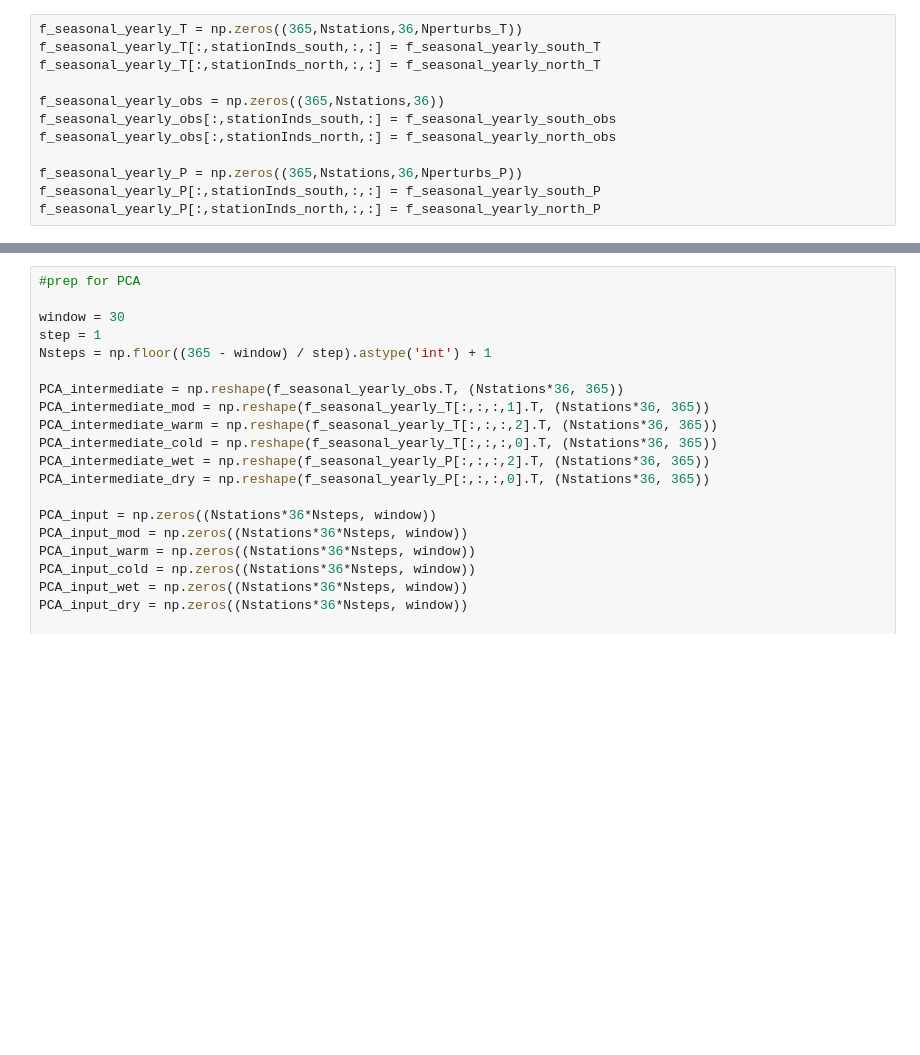
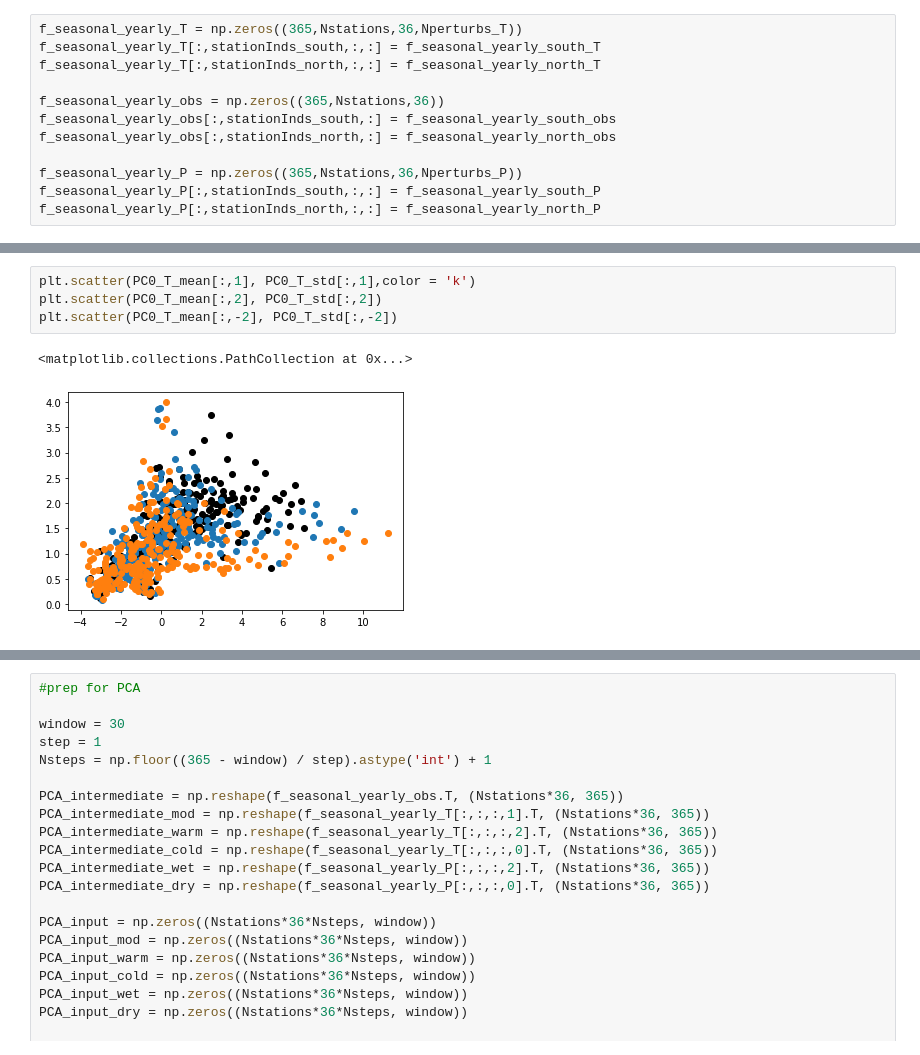
Before and after one commit to andersonsam/cnn_lstm_interpret, a Jupyter notebook: glacier_PC_space.ipynb, the cells around one changed output, grey strips where cells are left out. Saved outputs shown, nothing was run; the diff lists cells and outputs as text; blank space fills up the shorter version.

```diff
--- a/glacier_PC_space.ipynb
+++ b/glacier_PC_space.ipynb
@@ -1588,0 +2361,7 @@ f_seasonal_yearly_P[:,stationInds_north,:,:] = f_seasonal_yearly_north_P
+# %%
+plt.scatter(PC0_T_mean[:,1], PC0_T_std[:,1],color = 'k')
+plt.scatter(PC0_T_mean[:,2], PC0_T_std[:,2])
+plt.scatter(PC0_T_mean[:,-2], PC0_T_std[:,-2])
+# %% [output]
+<matplotlib.collections.PathCollection at 0x...>
+[figure, added]
```
Also changed, not shown: parts of 26 cells of this notebook.
